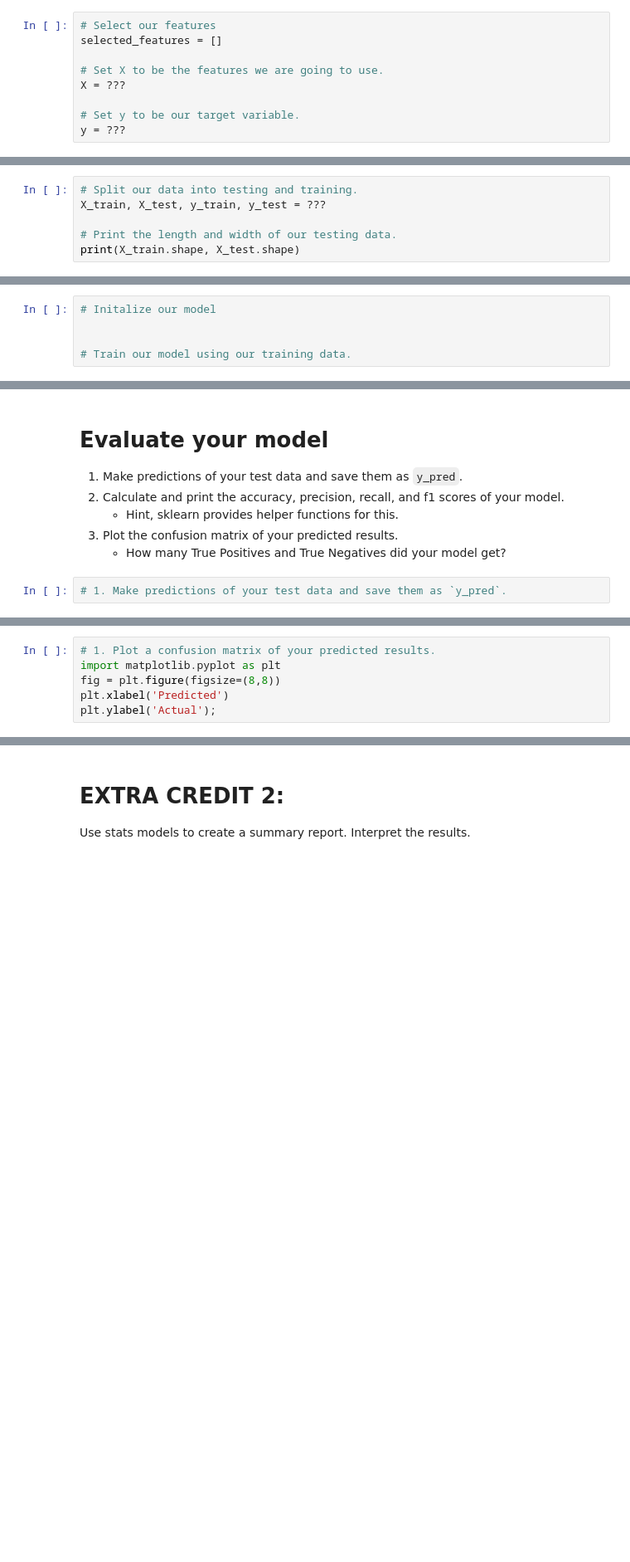
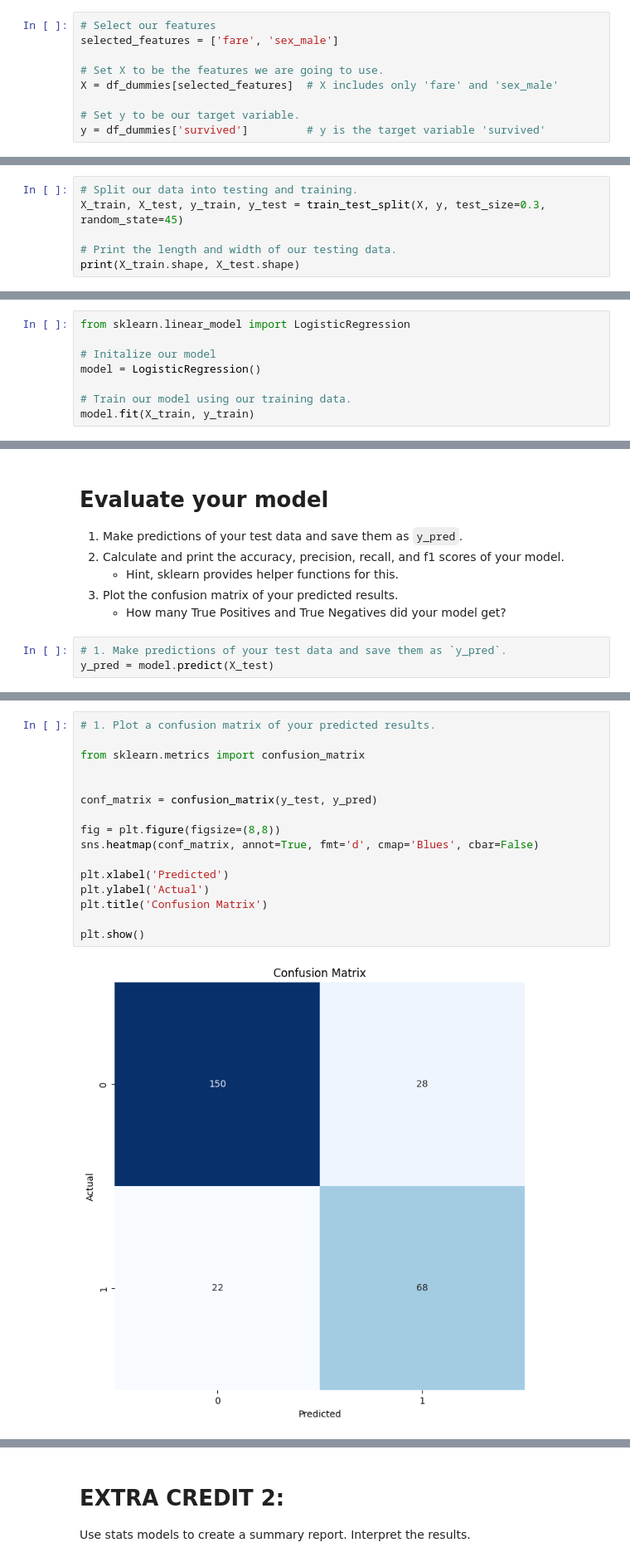
Before and after one commit to kyleryxn/2024-DS-Wed, a Jupyter notebook: Week-06-Classification/Exercise-KS.ipynb, the cells around one changed output, grey strips where cells are left out. Shown: that part at 83% size. Cells and saved outputs as stored; diff of their text form; blank space fills up the shorter version.

```diff
--- a/Week-06-Classification/Exercise-KS.ipynb
+++ b/Week-06-Classification/Exercise-KS.ipynb
@@ -46,18 +91,18 @@ For your first model, only include use the `fare` and `sex` as features.
    * only include use the `fare` and `sex_male` as features for this model.
 # %%
 # Select our features
-selected_features = []
+selected_features = ['fare', 'sex_male']
 
 # Set X to be the features we are going to use.
-X = ???
+X = df_dummies[selected_features]  # X includes only 'fare' and 'sex_male'
 
 # Set y to be our target variable.
-y = ???
+y = df_dummies['survived']         # y is the target variable 'survived'
 # %% [markdown]
 # Split our data into the testing and training groups.
 # %%
 # Split our data into testing and training.
-X_train, X_test, y_train, y_test = ???
+X_train, X_test, y_train, y_test = train_test_split(X, y, test_size=0.3, random_state=45)
 
 # Print the length and width of our testing data.
 print(X_train.shape, X_test.shape)
@@ -67,7 +114,10 @@ print(X_train.shape, X_test.shape)
 * Fit your model with your training data.
 * Predict the values of your testing data
 # %%
+from sklearn.linear_model import LogisticRegression
+
 # Initalize our model
-
+model = LogisticRegression()
 
 # Train our model using our training data.
+model.fit(X_train, y_train)
@@ -80,6 +132,7 @@ print(X_train.shape, X_test.shape)
     * How many True Positives and True Negatives did your model get?
 # %%
 # 1. Make predictions of your test data and save them as `y_pred`.
+y_pred = model.predict(X_test)
 # %%
 # 2. Calculate and print the accuracy, precision, recall, and f1 scores of your model.
 
@@ -102,8 +162,20 @@ print('F1 Score %f' % f1)
 # %%
 # 1. Plot a confusion matrix of your predicted results.
-import matplotlib.pyplot as plt
+
+from sklearn.metrics import confusion_matrix
+
+
+conf_matrix = confusion_matrix(y_test, y_pred)
+
 fig = plt.figure(figsize=(8,8))
+sns.heatmap(conf_matrix, annot=True, fmt='d', cmap='Blues', cbar=False)
+
 plt.xlabel('Predicted')
-plt.ylabel('Actual');
+plt.ylabel('Actual')
+plt.title('Confusion Matrix')
+
+plt.show()
+# %% [output]
+[figure, added]
 # %%
 # How many True Positives and True Negatives did your model get?
```
Also changed, not shown: parts of 11 cells of this notebook.
